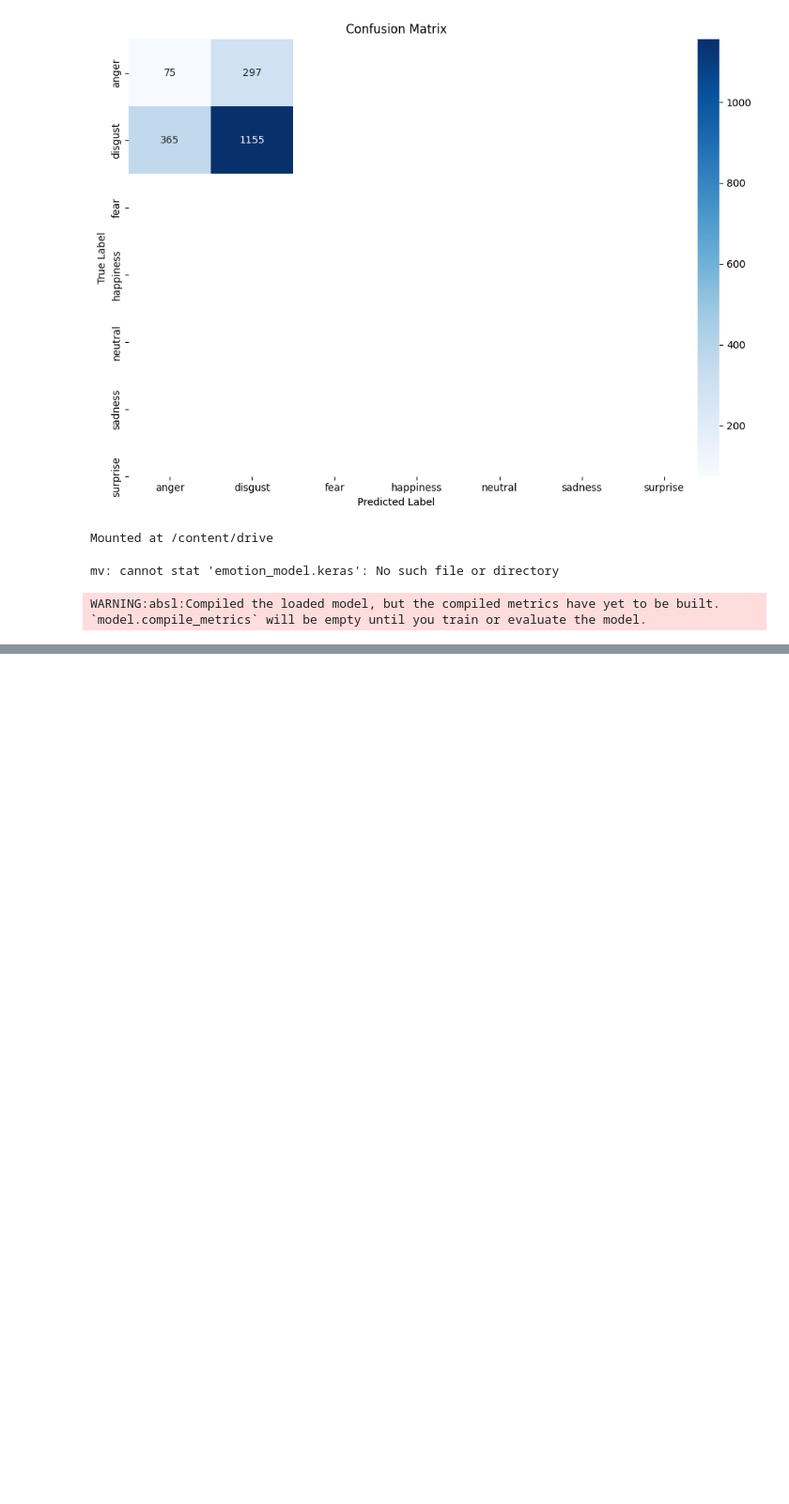
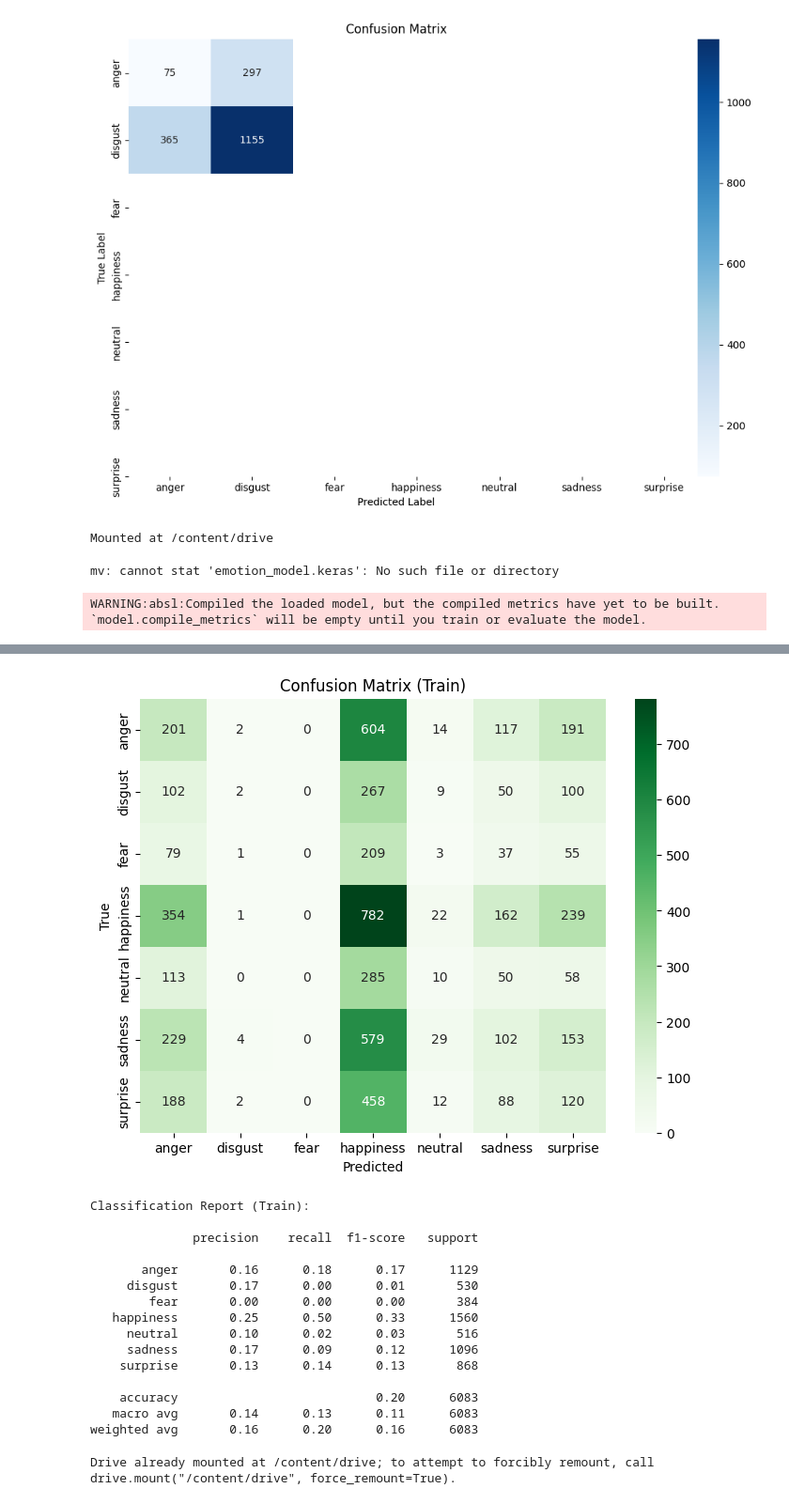
Before and after one commit to dKanikao26/Driver-Safety-Project, a Jupyter notebook: 902_rafdb_Inceptionresnet.ipynb, the cells around one changed output, grey strips where cells are left out. Shown at 94% size. Drawn from its saved outputs; the diff is of its cells as text; code cells hidden in the pictures; blank space fills up the shorter version.

```diff
--- a/902_rafdb_Inceptionresnet.ipynb
+++ b/902_rafdb_Inceptionresnet.ipynb
@@ -988,0 +1180,4 @@ WARNING:absl:Compiled the loaded model, but the compiled metrics have yet to be
+# %%
+model.compile(optimizer='adam',
+              loss='categorical_crossentropy',
+              metrics=['accuracy'])
@@ -988,0 +1213,11 @@ WARNING:absl:Compiled the loaded model, but the compiled metrics have yet to be
+# %%
+from tensorflow.keras.callbacks import EarlyStopping
+
+early_stop = EarlyStopping(monitor='val_loss', patience=5, restore_best_weights=True)
+
+history = model.fit(
+    train_generator,
+    validation_data=val_generator,
+    epochs=20,
+    callbacks=[early_stop]
+)
@@ -988,0 +1242,29 @@ WARNING:absl:Compiled the loaded model, but the compiled metrics have yet to be
+# %%
+# Predict on training set
+import numpy as np
+from sklearn.metrics import classification_report, confusion_matrix
+import matplotlib.pyplot as plt
+import seaborn as sns
+train_loss, train_acc = model.evaluate(train_generator)
+print(f"✅ Training Accuracy: {train_acc:.2f}")
+
+# Get predictions for training set
+train_pred_probs = model.predict(train_generator)
+train_pred = np.argmax(train_pred_probs, axis=1)
+train_true = train_generator.classes
+train_labels = list(train_generator.class_indices.keys())
+
+# Confusion matrix
+cm_train = confusion_matrix(train_true, train_pred)
+
+plt.figure(figsize=(8, 6))
+sns.heatmap(cm_train, annot=True, fmt='d', xticklabels=train_labels, yticklabels=train_labels, cmap='Greens')
+plt.xlabel('Predicted')
+plt.ylabel('True')
+plt.title('Confusion Matrix (Train)')
+plt.show()
+
+# Classification report
+print("\nClassification Report (Train):\n")
+print(classification_report(train_true, train_pred, target_names=train_labels))
+# %% [output]
@@ -988,0 +1274,21 @@ WARNING:absl:Compiled the loaded model, but the compiled metrics have yet to be
+[figure, added]
+Classification Report (Train):
+
+              precision    recall  f1-score   support
+
+       anger       0.16      0.18      0.17      1129
+     disgust       0.17      0.00      0.01       530
+        fear       0.00      0.00      0.00       384
+   happiness       0.25      0.50      0.33      1560
+     neutral       0.10      0.02      0.03       516
+     sadness       0.17      0.09      0.12      1096
+    surprise       0.13      0.14      0.13       868
+
+    accuracy                           0.20      6083
+   macro avg       0.14      0.13      0.11      6083
+weighted avg       0.16      0.20      0.16      6083
+# %%
+from google.colab import drive
+drive.mount('/content/drive')
+# %% [output]
+Drive already mounted at /content/drive; to attempt to forcibly remount, call drive.mount("/content/drive", force_remount=True).
```
Also changed, not shown: parts of 29 cells of this notebook.
